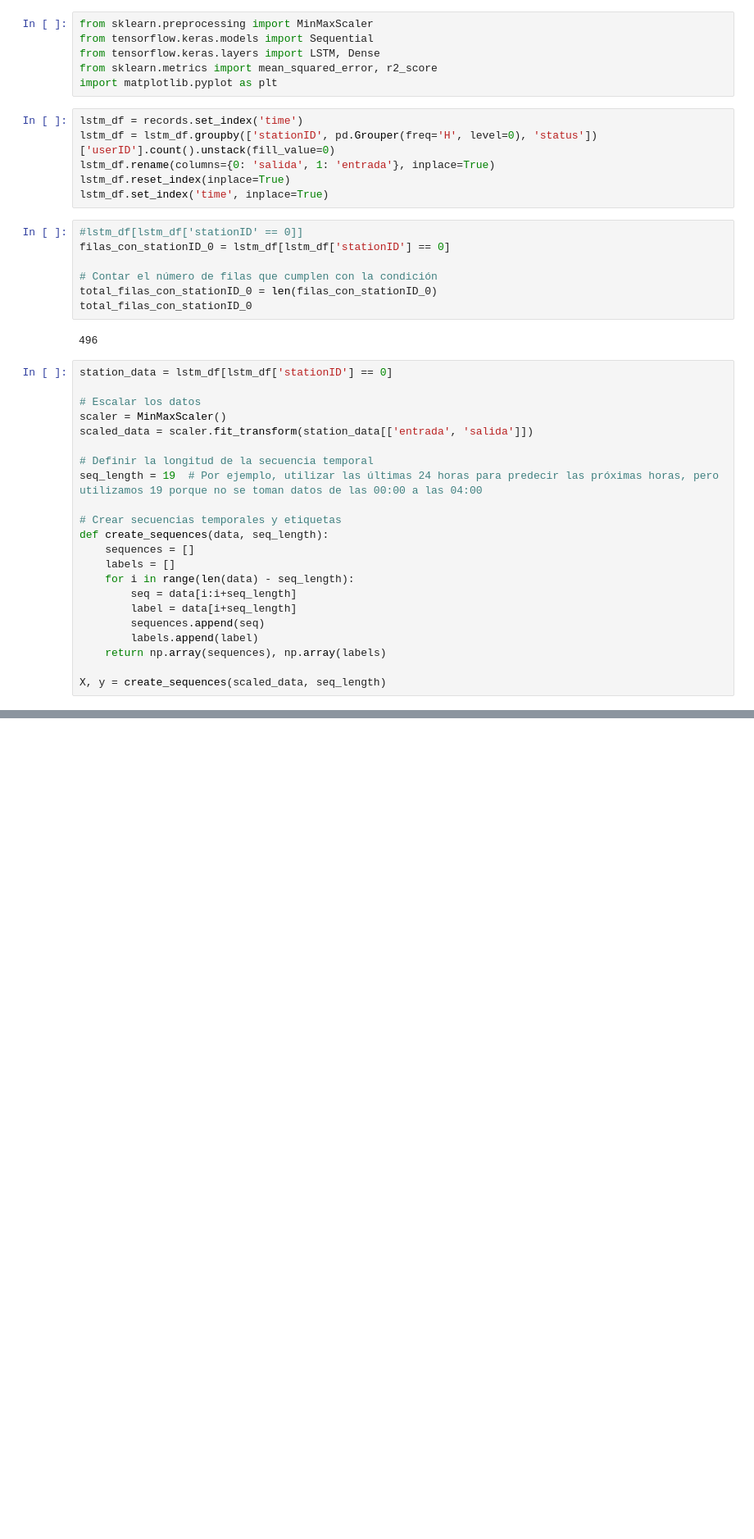
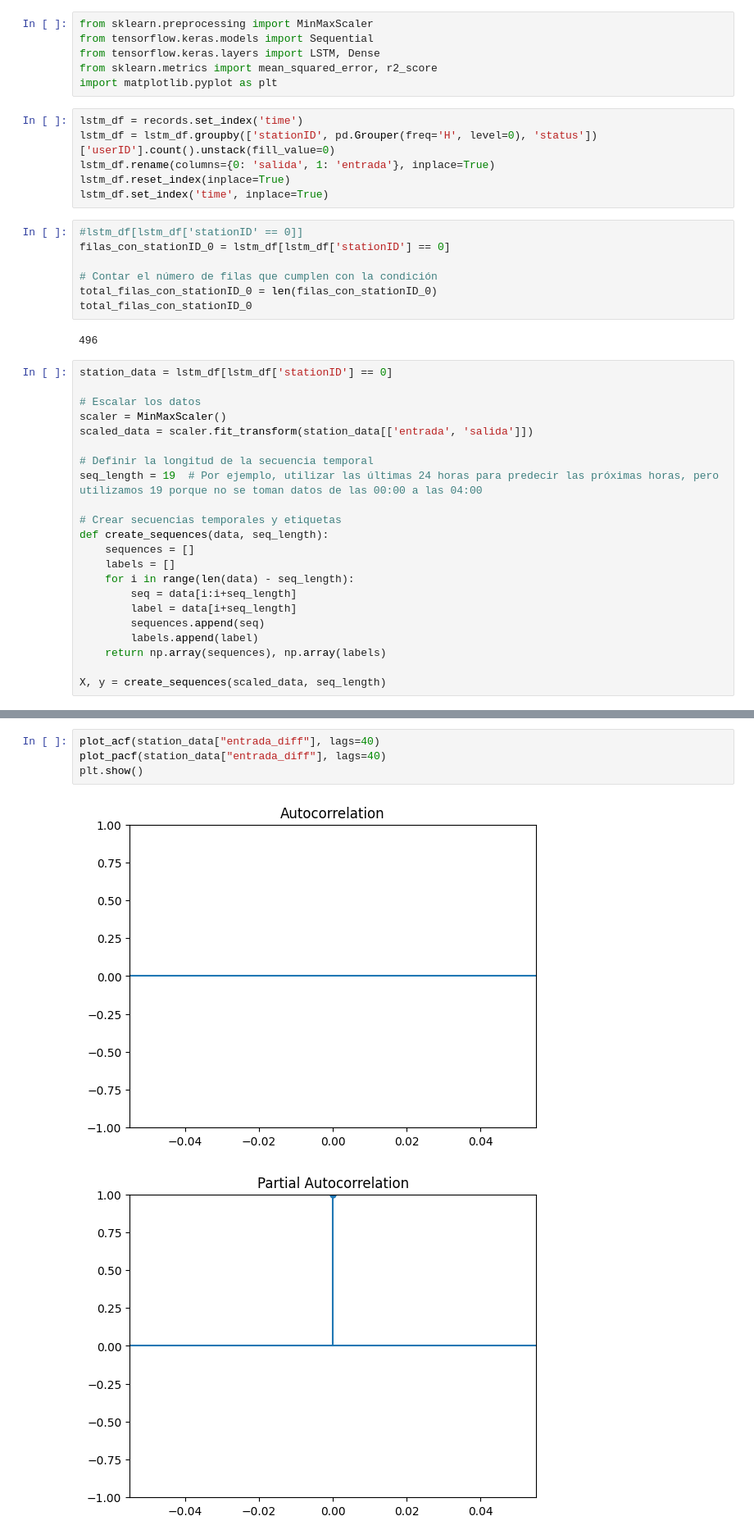
Before and after one commit to quiquecueto/TFM-Intelligent-Systems, a Jupyter notebook: TFM_project.ipynb, the cells around one changed output, grey strips where cells are left out. Shown at 82% size. Cells and saved outputs as stored; diff of their text form; blank space fills up the shorter version.

```diff
--- a/TFM_project.ipynb
+++ b/TFM_project.ipynb
@@ -779,0 +903,7 @@ R-cuadrado: 0.6883668848128468
+# %%
+plot_acf(station_data["entrada_diff"], lags=40)
+plot_pacf(station_data["entrada_diff"], lags=40)
+plt.show()
+# %% [output]
+[figure, added]
+[figure, added]
```
Also changed, not shown: parts of 52 cells of this notebook.
